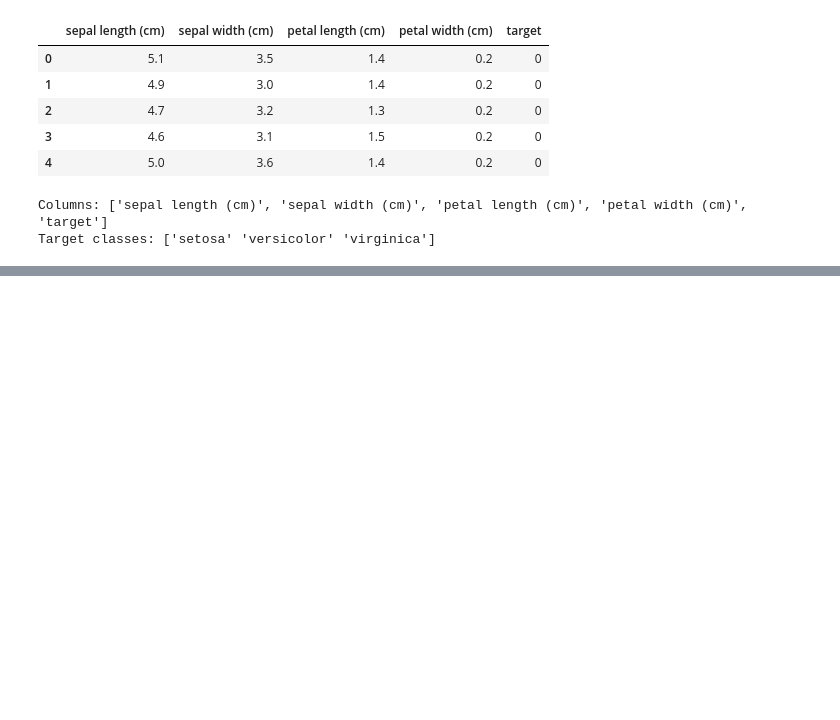
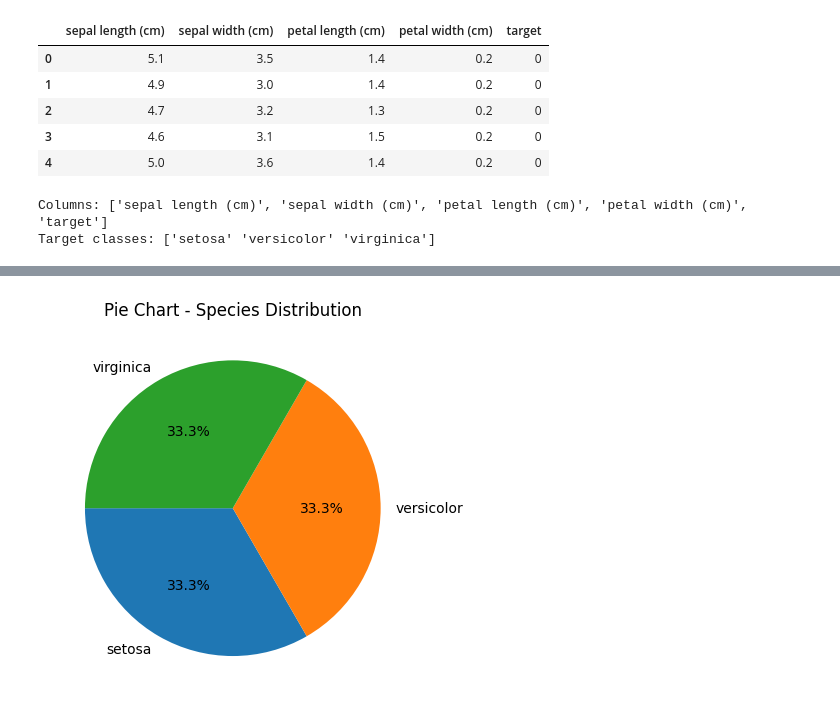
Before and after one commit to MSD-0007/Data-Visualization-4thSem, a Jupyter notebook: plots.ipynb, the cells around one changed output, grey strips where cells are left out. Cells and saved outputs as stored; diff of their text form; code cells hidden in the pictures; blank space fills up the shorter version.

```diff
--- a/plots.ipynb
+++ b/plots.ipynb
@@ -53,0 +88,7 @@ plt.show()
+# %%
+species_counts = df["target"].value_counts()
+plt.pie(species_counts, labels=iris.target_names, autopct="%1.1f%%", startangle=180)
+plt.title("Pie Chart - Species Distribution")
+plt.show()
+# %% [output]
+[figure, added]
```
Also changed, not shown: parts of 5 cells of this notebook.
